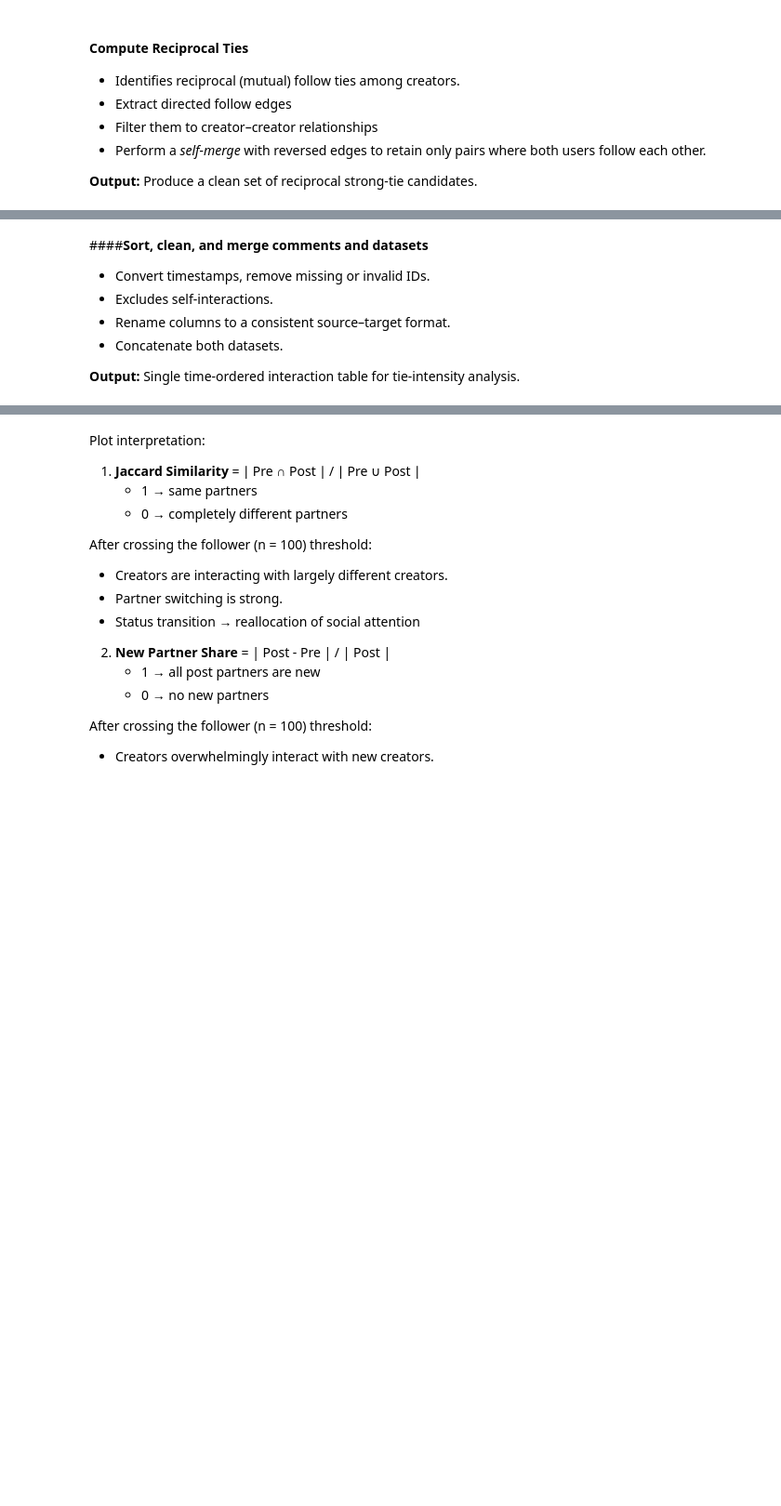
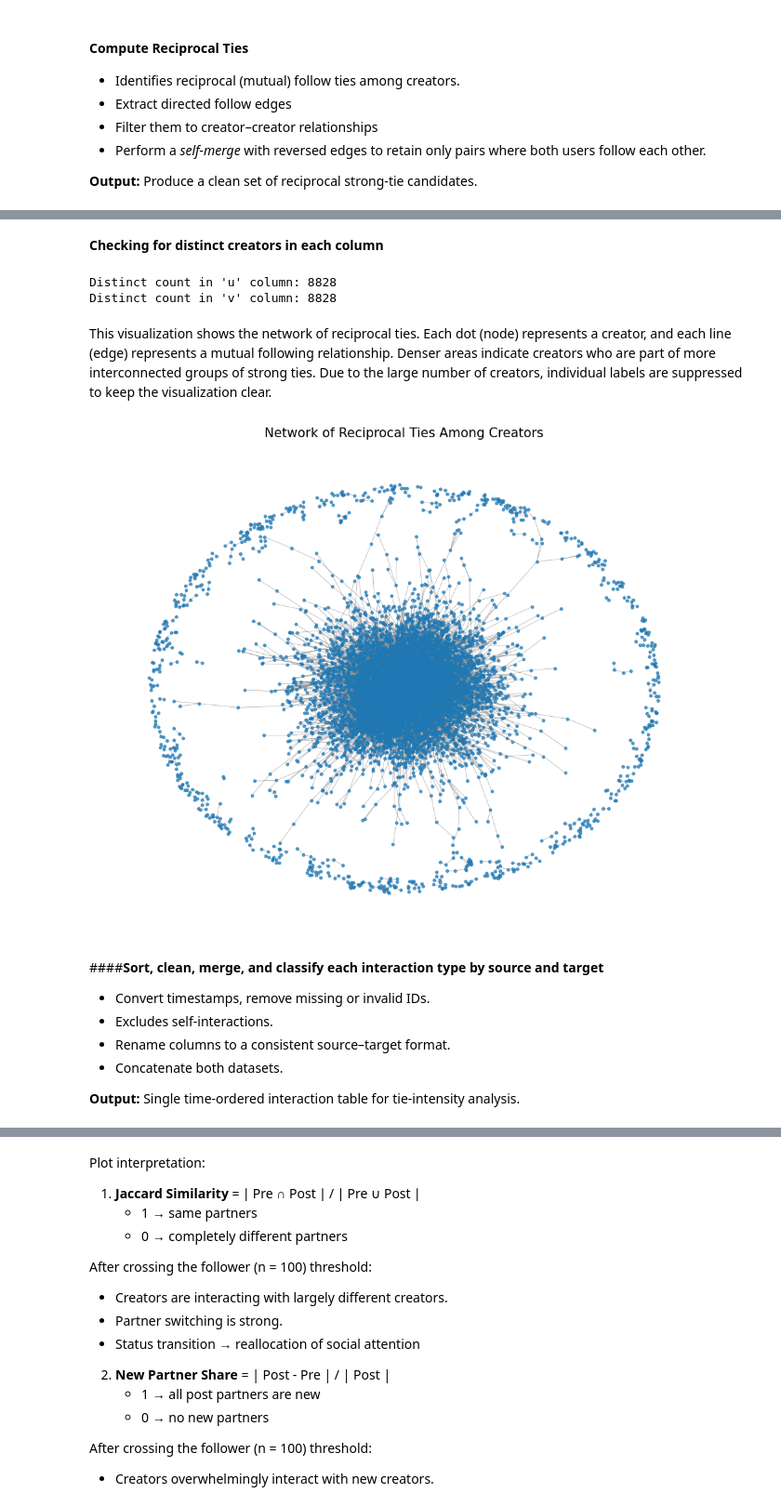
Before and after one commit to catchshashank/network-dynamics, a Jupyter notebook: notebooks/status-network-updated.ipynb, the cells around one changed output, grey strips where cells are left out. Shown at 93% size. Drawn from its saved outputs; the diff is of its cells as text; code cells hidden in the pictures; blank space fills up the shorter version.

```diff
--- a/notebooks/status-network-updated.ipynb
+++ b/notebooks/status-network-updated.ipynb
@@ -219,5 +235,35 @@ display(reciprocal_ties(affiliations, creators))
+# %% [markdown]
+**Checking for distinct creators in each column**
+# %%
+recip_df = reciprocal_ties(affiliations, creators)
+
+distinct_u_count = recip_df['u'].nunique()
+distinct_v_count = recip_df['v'].nunique()
+
+print(f"Distinct count in 'u' column: {distinct_u_count}")
+print(f"Distinct count in 'v' column: {distinct_v_count}")
+# %% [output]
+Distinct count in 'u' column: 8828
+Distinct count in 'v' column: 8828
+# %% [markdown]
+This visualization shows the network of reciprocal ties. Each dot (node) represents a creator, and each line (edge) represents a mutual following relationship. Denser areas indicate creators who are part of more interconnected groups of strong ties. Due to the large number of creators, individual labels are suppressed to keep the visualization clear.
+# %%
+import networkx as nx
+import matplotlib.pyplot as plt
+
+# Create a graph from the reciprocal ties DataFrame
+G = nx.from_pandas_edgelist(recip_df, 'u', 'v', create_using=nx.Graph)
+
+# Visualize the graph
+plt.figure(figsize=(10, 8))
+pos = nx.spring_layout(G, k=0.1) # Use spring layout for better visualization of clusters
+nx.draw(G, pos, with_labels=False, node_size=10, width=0.5, alpha=0.7, edge_color='gray')
+plt.title('Network of Reciprocal Ties Among Creators', size=15)
+plt.show()
+# %% [output]
+[figure, added]
 # %% [markdown]
-####**Sort, clean, and merge comments and  datasets**
+####**Sort, clean, merge, and classify each interaction type by source and target**
 - Convert timestamps, remove missing or invalid IDs.
 - Excludes self-interactions.
 - Rename columns to a consistent source–target format.
```
Also changed, not shown: parts of 18 cells of this notebook.
